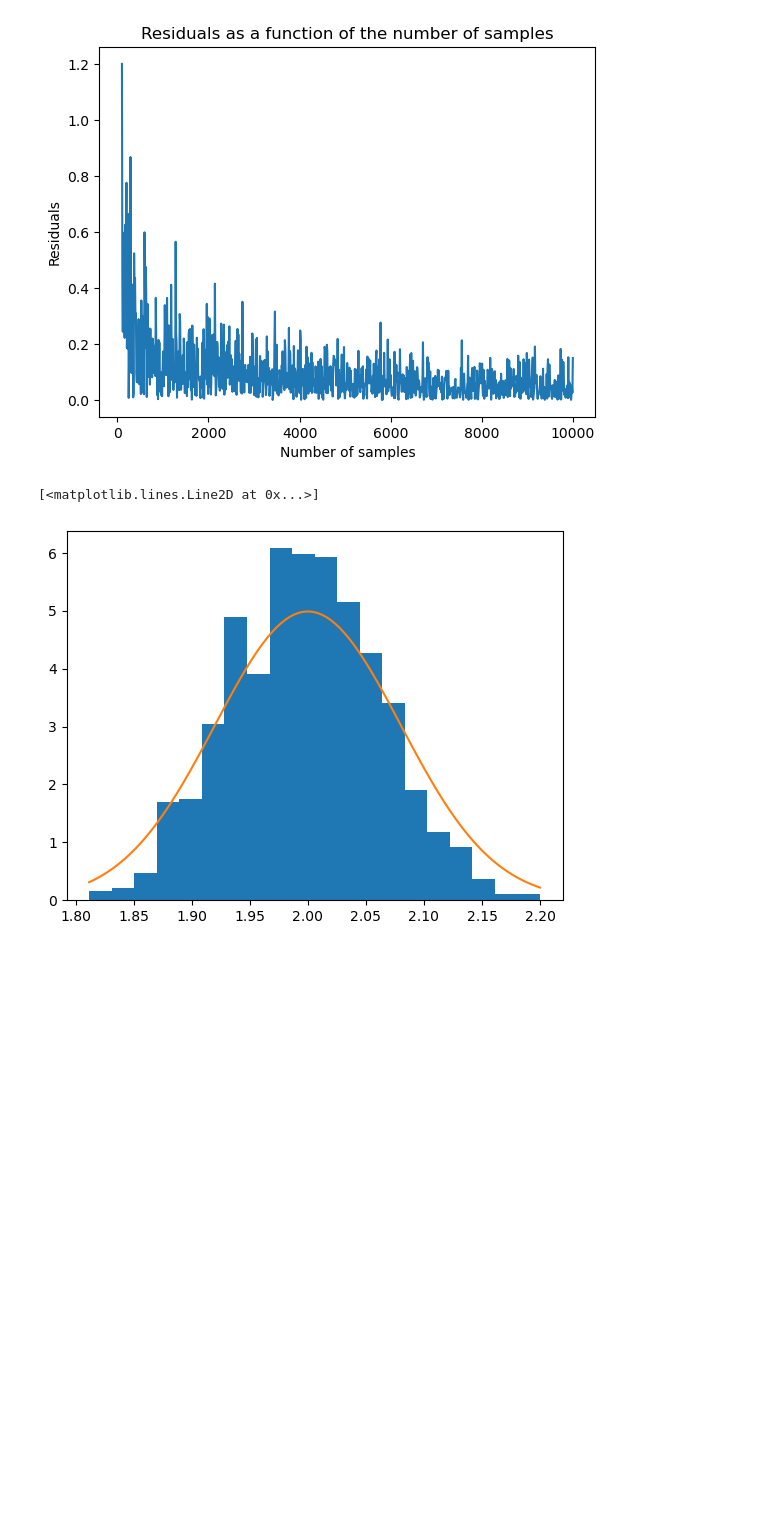
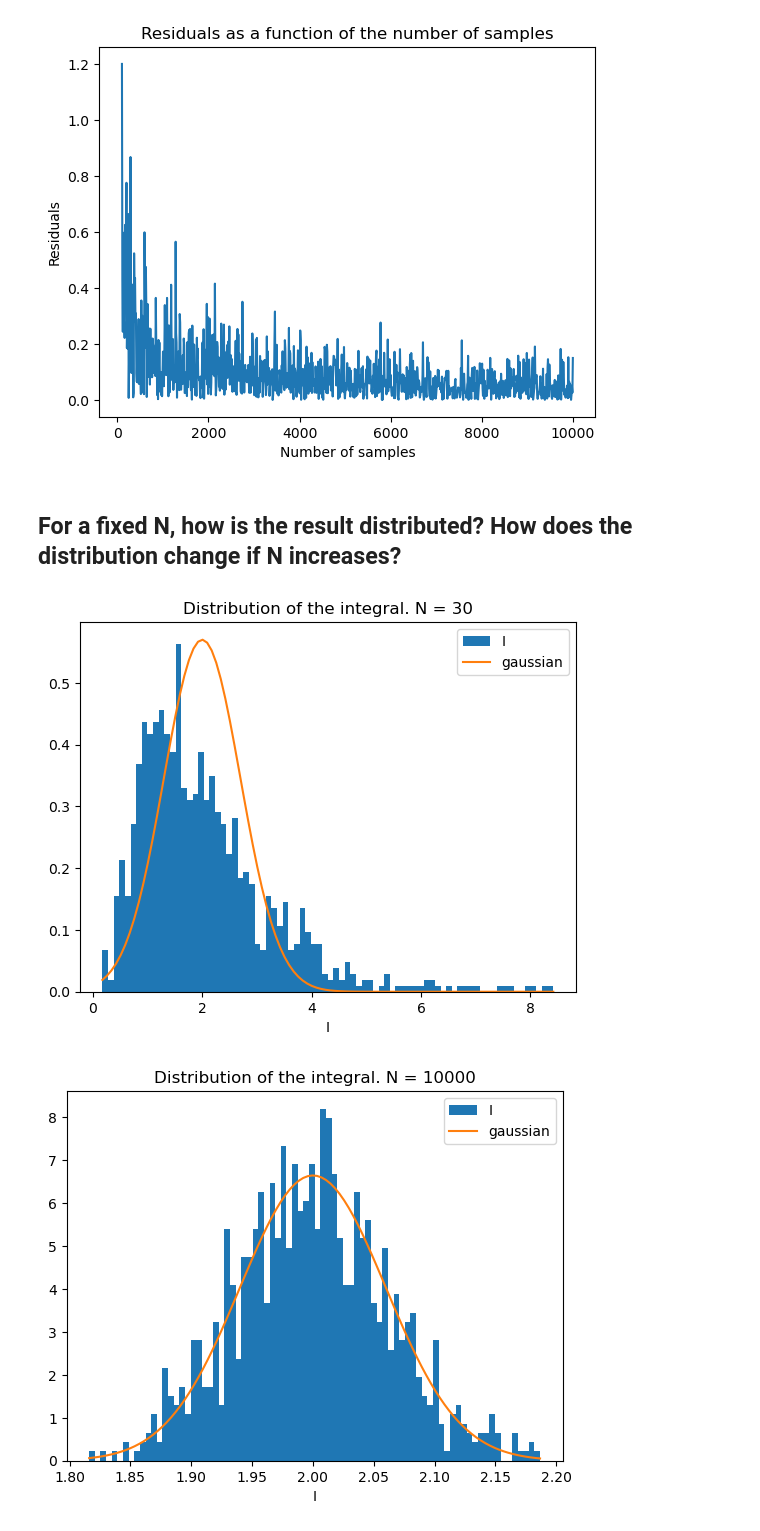
Before and after one commit to Giulia-Foroni/astrostatistics, a Jupyter notebook: lez3/integral.ipynb, the cells around one changed output. Cells and saved outputs as stored; diff of their text form; code cells hidden in the pictures; blank space fills up the shorter version.

```diff
--- a/lez3/integral.ipynb
+++ b/lez3/integral.ipynb
@@ -14,9 +14,10 @@ from sklearn.mixture import GaussianMixture
 # %%
 N = 100000 #number of samples
 sigma = 1
-x = np.random.normal(0,sigma,i) #numeri casuali distribuiti secondo una gaussiana
+x = np.random.normal(0,sigma,N) #numeri casuali distribuiti secondo una gaussiana
 x = np.array(x)
-x = x[x>=0]
+x = x[x>=0]   #prendo solo quelli positivi (integrale tra 0 e infinito)
 integral = math.sqrt(2*math.pi)*sigma/(2*len(x))*sum(x**3) #normalizzazione * 1/N * somma(f(x))
-print('Integrale = ', integral)
+print('Numeric integral = ', integral)
+print('Analytic integral = ', 2*sigma**4)
 # %% [output]
@@ -42,18 +42,46 @@ plt.ylabel('Residuals')
 plt.show()
 # %% [output]
 [figure]
+# %% [markdown]
+## For a fixed N, how is the result distributed? How does the distribution change if N increases?
 # %%
+N = 30  #fisso il numero di sample e ripeto l'integrale tante volte
+sigma = 1
+integral = []
+for i in range(1000):
+    x = np.random.normal(0,sigma,N)
+    x = np.array(x)
+    x = x[x>=0]
+    integral.append(math.sqrt(2*math.pi)*sigma/(2*len(x))*sum(x**3))
+
+a,b,c = plt.hist(integral,80,density=True,label='I') #histogram
+
+x_fit = np.linspace(np.min(integral),np.max(integral),100)
+plt.plot(x_fit,1/(math.sqrt(2*math.pi)*0.7)*np.exp(-(x_fit-2)**2/(2*0.7**2)),label='gaussian') #gaussian
+
+plt.title('Distribution of the integral. N = '+str(N))
+plt.legend()
+plt.xlabel('I')
+plt.show()
+
 N = 10000  #fisso il numero di sample e ripeto l'integrale tante volte
 sigma = 1
 integral = []
 for i in range(1000):
     x = np.random.normal(0,sigma,N)
     x = np.array(x)
     x = x[x>=0]
     integral.append(math.sqrt(2*math.pi)*sigma/(2*len(x))*sum(x**3))
-a,b,c = plt.hist(integral,20,density=True)
+
+a,b,c = plt.hist(integral,80,density=True,label='I') #histogram
+
 x_fit = np.linspace(np.min(integral),np.max(integral),100)
-plt.plot(x_fit,1/(math.sqrt(2*math.pi)*0.08)*np.exp(-(x_fit-2)**2/(2*0.08**2)))
+plt.plot(x_fit,1/(math.sqrt(2*math.pi)*0.06)*np.exp(-(x_fit-2)**2/(2*0.06**2)),label='gaussian') #gaussian
+
+plt.title('Distribution of the integral. N = '+str(N))
+plt.legend()
+plt.xlabel('I')
+plt.show()
 # %% [output]
-[<matplotlib.lines.Line2D at 0x...>]
-[figure, old version]
+[figure, new version]
+[figure, added]
```
Also changed, not shown: parts of 3 cells of this notebook, 6 other files.
